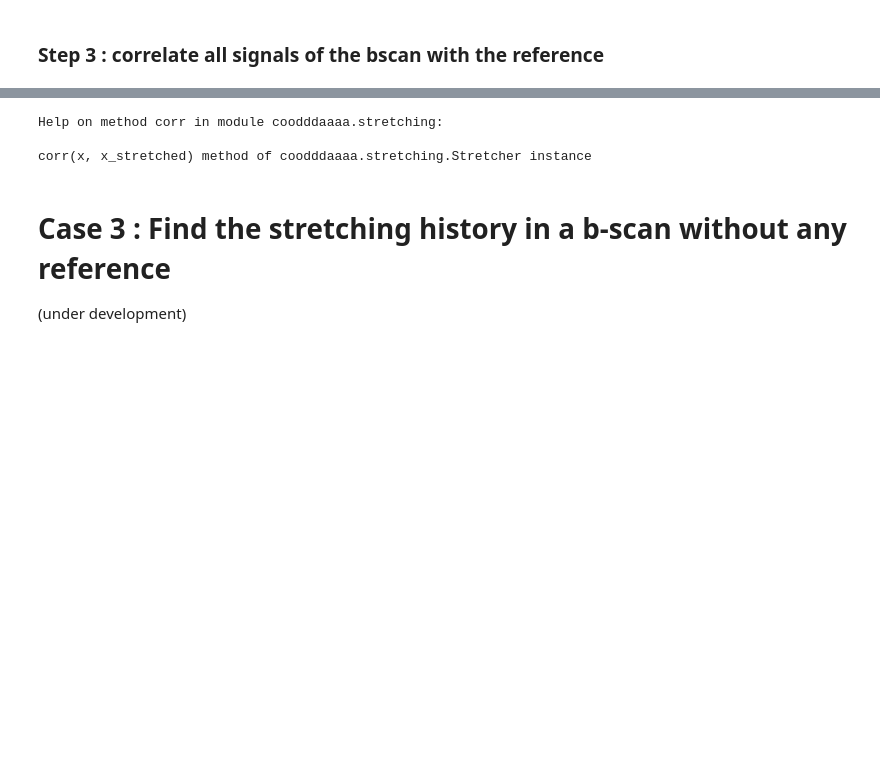
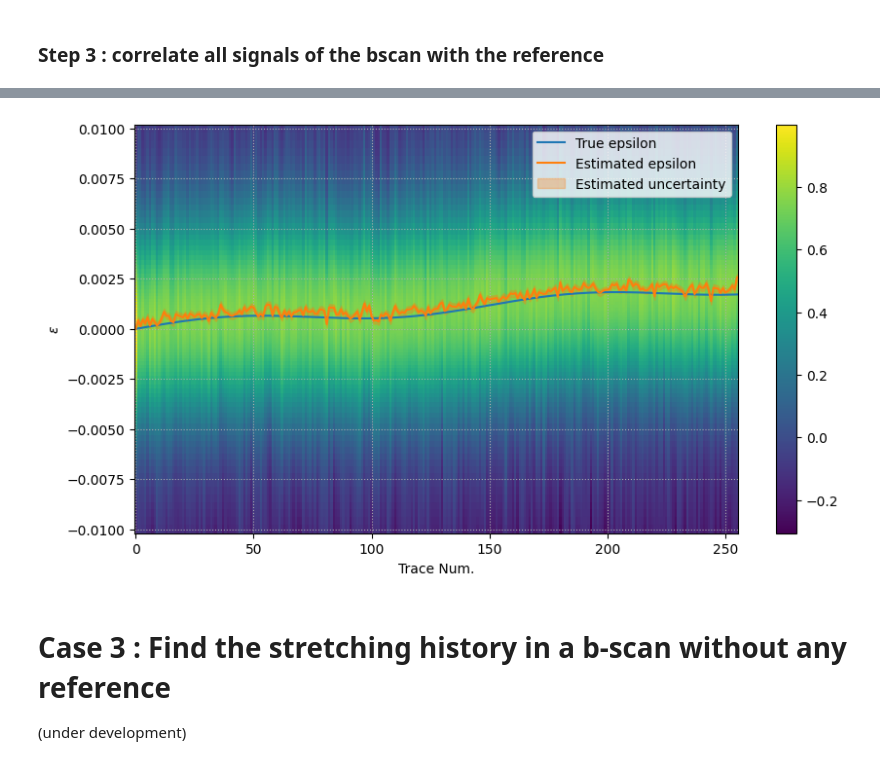
Before and after one commit to mlehujeur/coodddaaaa, a Jupyter notebook: examples.ipynb, the cells around one changed output, grey strips where cells are left out. Drawn from its saved outputs; the diff is of its cells as text; code cells hidden in the pictures; blank space fills up the shorter version.

```diff
--- a/examples.ipynb
+++ b/examples.ipynb
@@ -295,11 +289,22 @@ plt.gca().grid(True, linestyle=":")
-# %%
-help(stretcher.corr)
-stretcher.norm=True
-c = stretcher.corr(x=bscan, x_stretched=y_reference_stretched)
-# %% [output]
-Help on method corr in module coodddaaaa.stretching:
-
-corr(x, x_stretched) method of coodddaaaa.stretching.Stretcher instance
+# %%
+# Display the full correlation function to track possible cycle skip effects when the stretching is
+# very strong relative to the time period in the late coda part
+plt.figure(figsize=(10, 12))
+
+plt.subplot(211, ylabel="$ \epsilon $", xlabel="Trace Num.")
+plt.colorbar(plt.pcolormesh(np.arange(n_traces), stretcher.eps, c, shading="auto"))
+plt.plot(np.arange(n_traces), eps_history, label="True epsilon")
+hdl, = plt.plot(np.arange(n_traces), eps_max_history, label="Estimated epsilon")
+plt.gca().fill_between(
+    x=np.arange(n_traces),
+    y1=eps_max_history-eps_unc_history,
+    y2=eps_max_history+eps_unc_history,
+    color=hdl.get_color(), alpha=0.3,
+    label="Estimated uncertainty")
+plt.gca().legend()
+plt.gca().grid(True, linestyle=":")
+# %% [output]
+[figure, added]
 # %% [markdown]
 # Case 3 : Find the stretching history in a b-scan without any reference
 (under development)
```
Also changed, not shown: parts of 15 cells of this notebook, 1 other file.
